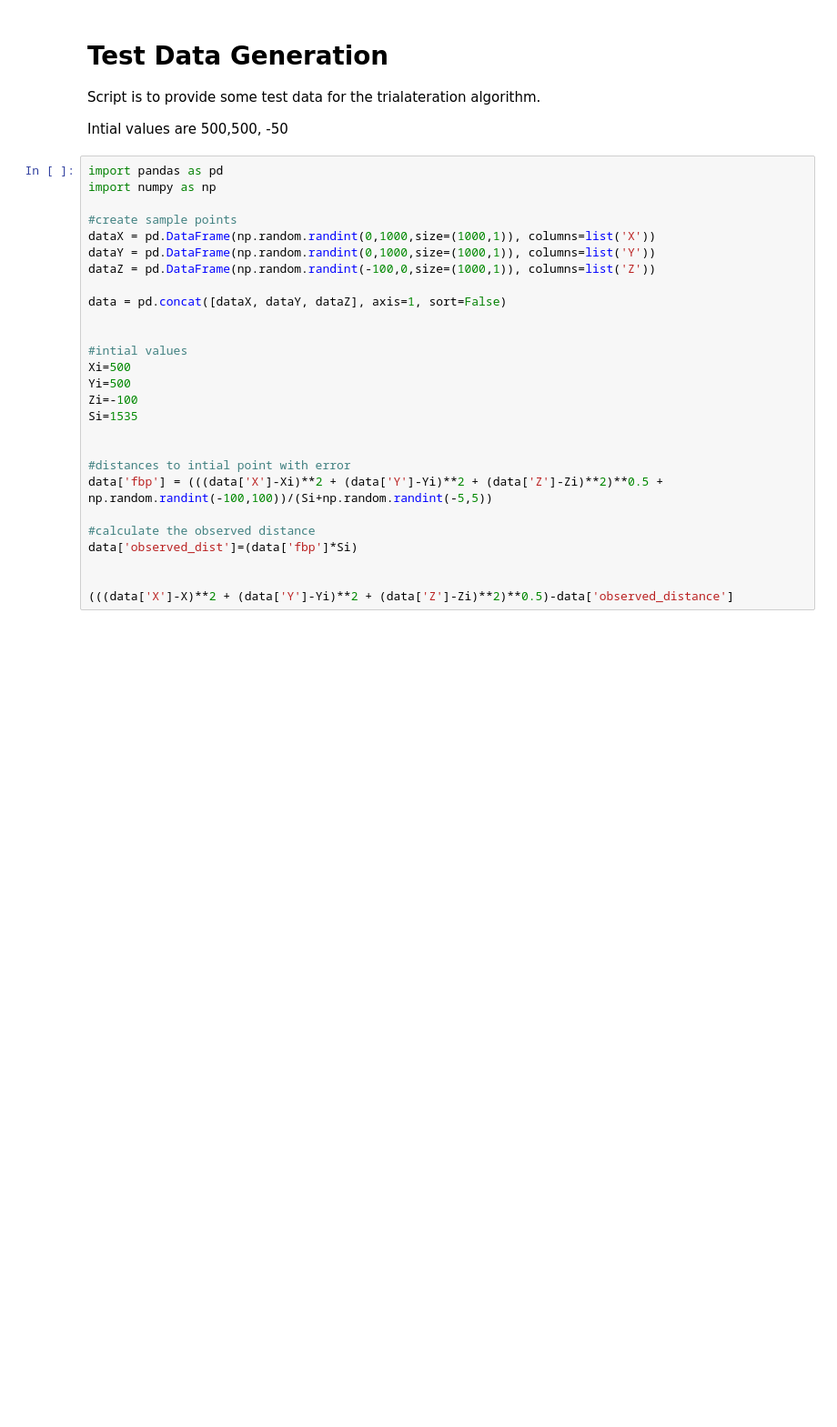
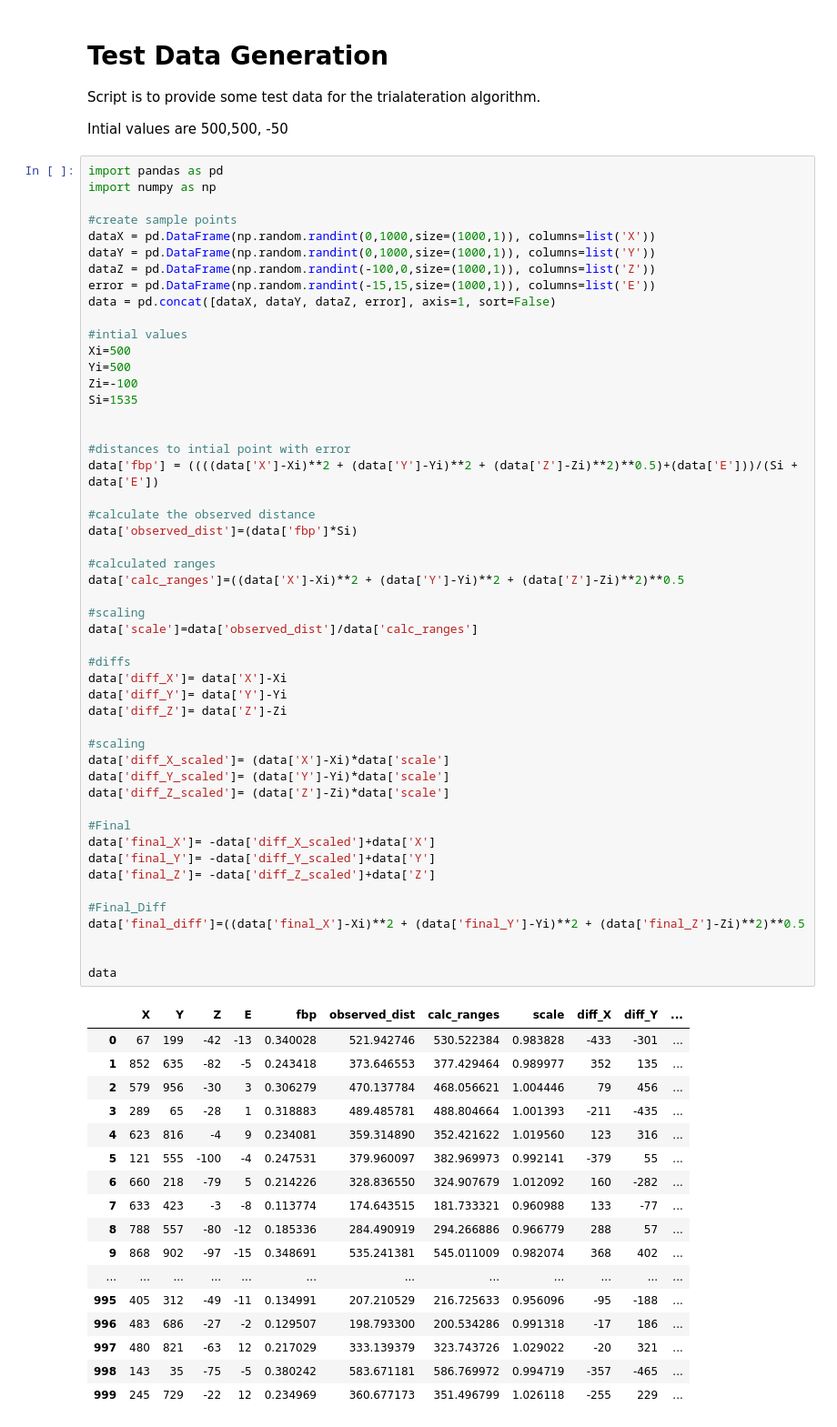
Before and after one commit to madfolio/Least-Squares-Trilateration, a Jupyter notebook: Initial Points In Pandas.ipynb, the cells around one changed output. Shown at 91% size. Drawn from its saved outputs; the diff is of its cells as text; blank space fills up the shorter version.

```diff
--- a/Initial Points In Pandas.ipynb
+++ b/Initial Points In Pandas.ipynb
@@ -6,27 +6,68 @@ Intial values are 500,500, -50
 # %%
 import pandas as pd
 import numpy as np
 
 #create sample points
 dataX = pd.DataFrame(np.random.randint(0,1000,size=(1000,1)), columns=list('X'))
 dataY = pd.DataFrame(np.random.randint(0,1000,size=(1000,1)), columns=list('Y'))
 dataZ = pd.DataFrame(np.random.randint(-100,0,size=(1000,1)), columns=list('Z'))
-
-data = pd.concat([dataX, dataY, dataZ], axis=1, sort=False)
-
+error = pd.DataFrame(np.random.randint(-15,15,size=(1000,1)), columns=list('E'))
+data = pd.concat([dataX, dataY, dataZ, error], axis=1, sort=False)
 
 #intial values
 Xi=500
 Yi=500
 Zi=-100
 Si=1535
 
 
 #distances to intial point with error
-data['fbp'] = (((data['X']-Xi)**2 + (data['Y']-Yi)**2 + (data['Z']-Zi)**2)**0.5 + np.random.randint(-100,100))/(Si+np.random.randint(-5,5))
+data['fbp'] = ((((data['X']-Xi)**2 + (data['Y']-Yi)**2 + (data['Z']-Zi)**2)**0.5)+(data['E']))/(Si + data['E'])
 
 #calculate the observed distance
 data['observed_dist']=(data['fbp']*Si)
 
+#calculated ranges
+data['calc_ranges']=((data['X']-Xi)**2 + (data['Y']-Yi)**2 + (data['Z']-Zi)**2)**0.5
 
-(((data['X']-X)**2 + (data['Y']-Yi)**2 + (data['Z']-Zi)**2)**0.5)-data['observed_distance']
+#scaling
+data['scale']=data['observed_dist']/data['calc_ranges']
+
+#diffs
+data['diff_X']= data['X']-Xi
+data['diff_Y']= data['Y']-Yi
+data['diff_Z']= data['Z']-Zi
+
+#scaling
+data['diff_X_scaled']= (data['X']-Xi)*data['scale']
+data['diff_Y_scaled']= (data['Y']-Yi)*data['scale']
+data['diff_Z_scaled']= (data['Z']-Zi)*data['scale']
+
+#Final
+data['final_X']= -data['diff_X_scaled']+data['X']
+data['final_Y']= -data['diff_Y_scaled']+data['Y']
+data['final_Z']= -data['diff_Z_scaled']+data['Z']
+
+#Final_Diff
+data['final_diff']=((data['final_X']-Xi)**2 + (data['final_Y']-Yi)**2 + (data['final_Z']-Zi)**2)**0.5
+
+
+data
+# %% [output]
+|  | X | Y | Z | E | fbp | observed_dist | calc_ranges | scale | diff_X | diff_Y | ... |
+| 0 | 67 | 199 | -42 | -13 | 0.340028 | 521.942746 | 530.522384 | 0.983828 | -433 | -301 | ... |
+| 1 | 852 | 635 | -82 | -5 | 0.243418 | 373.646553 | 377.429464 | 0.989977 | 352 | 135 | ... |
+| 2 | 579 | 956 | -30 | 3 | 0.306279 | 470.137784 | 468.056621 | 1.004446 | 79 | 456 | ... |
+| 3 | 289 | 65 | -28 | 1 | 0.318883 | 489.485781 | 488.804664 | 1.001393 | -211 | -435 | ... |
+| 4 | 623 | 816 | -4 | 9 | 0.234081 | 359.314890 | 352.421622 | 1.019560 | 123 | 316 | ... |
+| 5 | 121 | 555 | -100 | -4 | 0.247531 | 379.960097 | 382.969973 | 0.992141 | -379 | 55 | ... |
+| 6 | 660 | 218 | -79 | 5 | 0.214226 | 328.836550 | 324.907679 | 1.012092 | 160 | -282 | ... |
+| 7 | 633 | 423 | -3 | -8 | 0.113774 | 174.643515 | 181.733321 | 0.960988 | 133 | -77 | ... |
+| 8 | 788 | 557 | -80 | -12 | 0.185336 | 284.490919 | 294.266886 | 0.966779 | 288 | 57 | ... |
+| 9 | 868 | 902 | -97 | -15 | 0.348691 | 535.241381 | 545.011009 | 0.982074 | 368 | 402 | ... |
+| ... | ... | ... | ... | ... | ... | ... | ... | ... | ... | ... | ... |
+| 995 | 405 | 312 | -49 | -11 | 0.134991 | 207.210529 | 216.725633 | 0.956096 | -95 | -188 | ... |
+| 996 | 483 | 686 | -27 | -2 | 0.129507 | 198.793300 | 200.534286 | 0.991318 | -17 | 186 | ... |
+| 997 | 480 | 821 | -63 | 12 | 0.217029 | 333.139379 | 323.743726 | 1.029022 | -20 | 321 | ... |
+| 998 | 143 | 35 | -75 | -5 | 0.380242 | 583.671181 | 586.769972 | 0.994719 | -357 | -465 | ... |
+| 999 | 245 | 729 | -22 | 12 | 0.234969 | 360.677173 | 351.496799 | 1.026118 | -255 | 229 | ... |
```
Also changed, not shown: parts of 3 cells of this notebook.
